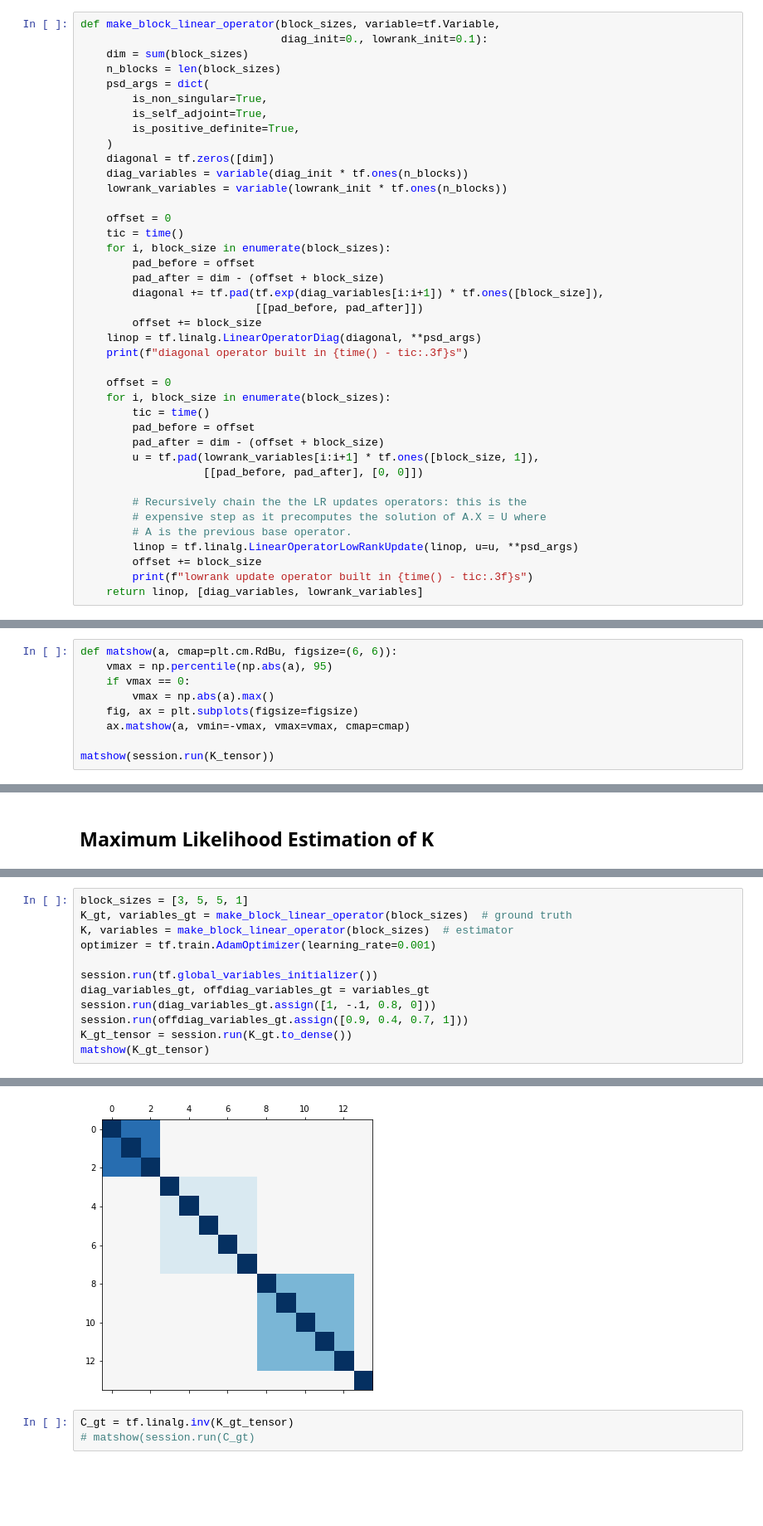
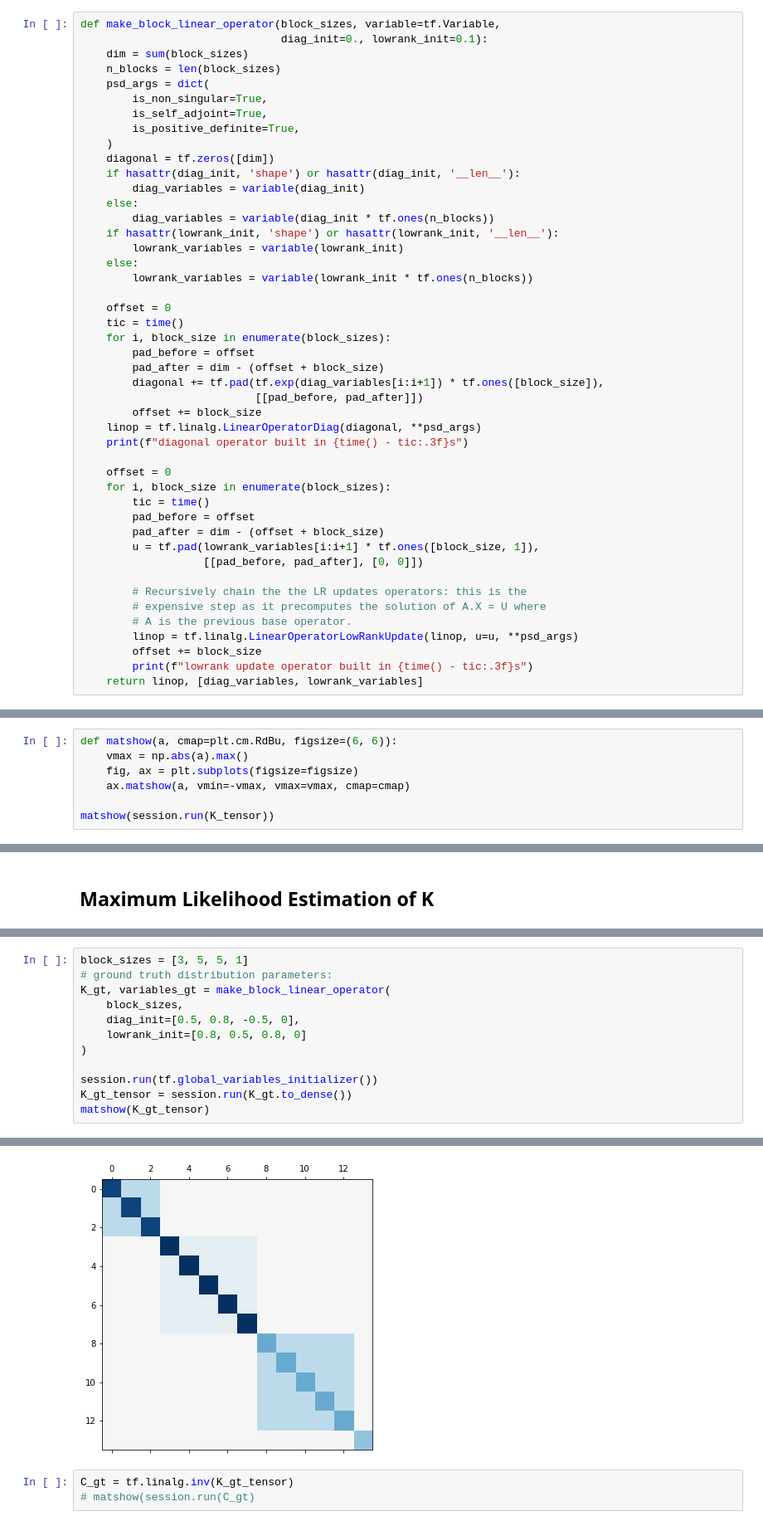
Before and after one commit to ogrisel/notebooks, a Jupyter notebook: precision_matrices.ipynb, the cells around one changed output, grey strips where cells are left out. Shown at 83% size. Cells and saved outputs as stored; diff of their text form; blank space fills up the shorter version.

Commit message:
MLE estimate of the precision matrix parameters

```diff
--- a/precision_matrices.ipynb
+++ b/precision_matrices.ipynb
@@ -30,8 +30,14 @@ def make_block_linear_operator(block_sizes, variable=tf.Variable,
         is_positive_definite=True,
     )
     diagonal = tf.zeros([dim])
-    diag_variables = variable(diag_init * tf.ones(n_blocks))
-    lowrank_variables = variable(lowrank_init * tf.ones(n_blocks))
+    if hasattr(diag_init, 'shape') or hasattr(diag_init, '__len__'):
+        diag_variables = variable(diag_init)
+    else:
+        diag_variables = variable(diag_init * tf.ones(n_blocks))
+    if hasattr(lowrank_init, 'shape') or hasattr(lowrank_init, '__len__'):
+        lowrank_variables = variable(lowrank_init)
+    else:
+        lowrank_variables = variable(lowrank_init * tf.ones(n_blocks))
 
     offset = 0
     tic = time()
@@ -92,9 +98,7 @@ WARNING:tensorflow:Using (possibly slow) default implementation of to_dense.  Co
 By default, only the elements of the diagonal are non-zero (ones actually), this is the identity matrix:
 # %%
 def matshow(a, cmap=plt.cm.RdBu, figsize=(6, 6)):
-    vmax = np.percentile(np.abs(a), 95)
-    if vmax == 0:
-        vmax = np.abs(a).max()
+    vmax = np.abs(a).max()
     fig, ax = plt.subplots(figsize=figsize)
     ax.matshow(a, vmin=-vmax, vmax=vmax, cmap=cmap)
 
@@ -197,13 +197,13 @@ optimizer
 # %%
 block_sizes = [3, 5, 5, 1]
-K_gt, variables_gt = make_block_linear_operator(block_sizes)  # ground truth
-K, variables = make_block_linear_operator(block_sizes)  # estimator
-optimizer = tf.train.AdamOptimizer(learning_rate=0.001)
+# ground truth distribution parameters:
+K_gt, variables_gt = make_block_linear_operator(
+    block_sizes,
+    diag_init=[0.5, 0.8, -0.5, 0],
+    lowrank_init=[0.8, 0.5, 0.8, 0]
+)
 
 session.run(tf.global_variables_initializer())
-diag_variables_gt, offdiag_variables_gt = variables_gt
-session.run(diag_variables_gt.assign([1, -.1, 0.8, 0]))
-session.run(offdiag_variables_gt.assign([0.9, 0.4, 0.7, 1]))
 K_gt_tensor = session.run(K_gt.to_dense())
 matshow(K_gt_tensor)
 # %% [output]
@@ -220,5 +215,5 @@ lowrank update operator built in 0.044s
 WARNING:tensorflow:Using (possibly slow) default implementation of to_dense.  Converts by self.matmul(identity).
-[figure, old version]
+[figure, new version]
 # %%
 C_gt = tf.linalg.inv(K_gt_tensor)
 # matshow(session.run(C_gt)
```
Also changed, not shown: parts of 32 cells of this notebook.
